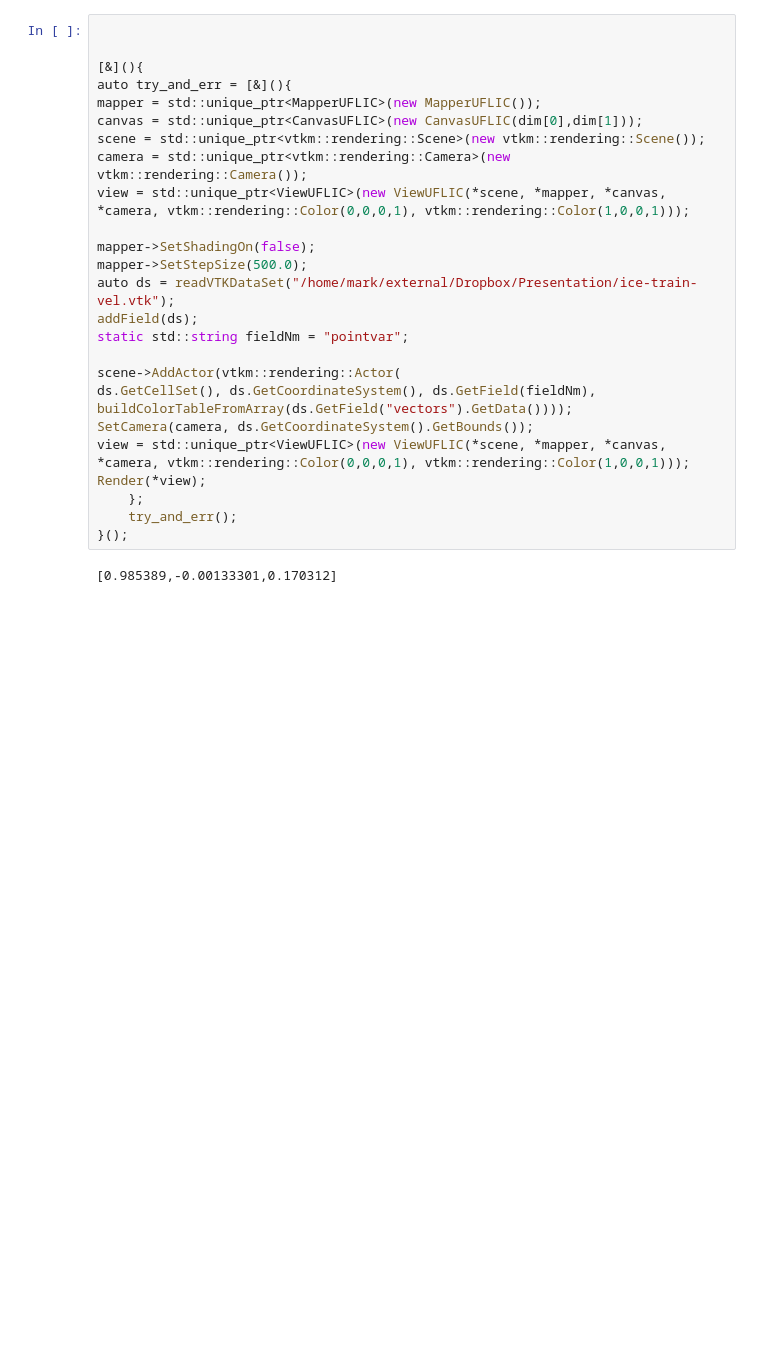
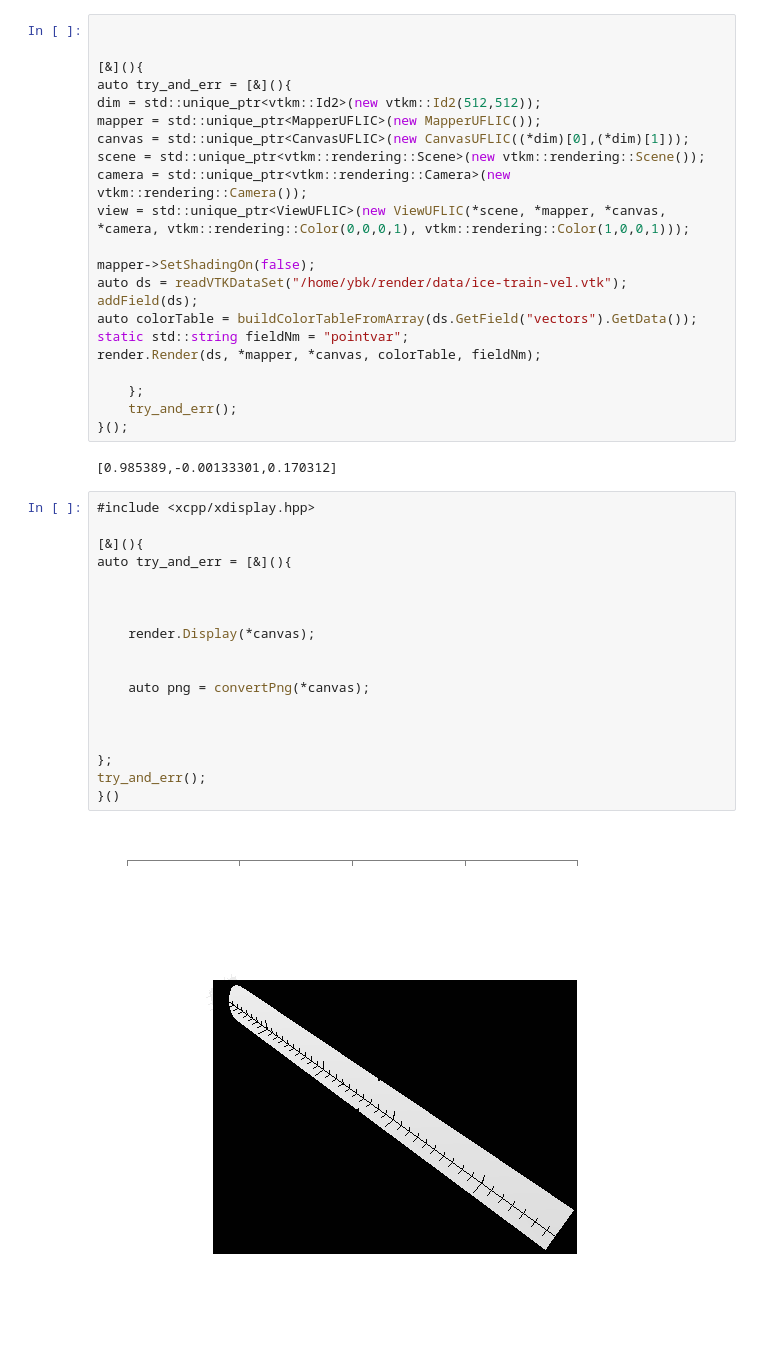
Before and after one commit to m-kim/vtkm-jupyter, a Jupyter notebook: notebooks/VTK-m Velocity Field.ipynb, the cells around one changed output. Cells and saved outputs as stored; diff of their text form; blank space fills up the shorter version.

```diff
--- a/notebooks/VTK-m Velocity Field.ipynb
+++ b/notebooks/VTK-m Velocity Field.ipynb
@@ -250,26 +129,43 @@ const vtkm::Id2 dim(512,512);
 
 [&](){
 auto try_and_err = [&](){
+dim = std::unique_ptr<vtkm::Id2>(new vtkm::Id2(512,512));
 mapper = std::unique_ptr<MapperUFLIC>(new MapperUFLIC());
-canvas = std::unique_ptr<CanvasUFLIC>(new CanvasUFLIC(dim[0],dim[1]));
+canvas = std::unique_ptr<CanvasUFLIC>(new CanvasUFLIC((*dim)[0],(*dim)[1]));
 scene = std::unique_ptr<vtkm::rendering::Scene>(new vtkm::rendering::Scene());
 camera = std::unique_ptr<vtkm::rendering::Camera>(new vtkm::rendering::Camera());
 view = std::unique_ptr<ViewUFLIC>(new ViewUFLIC(*scene, *mapper, *canvas, *camera, vtkm::rendering::Color(0,0,0,1), vtkm::rendering::Color(1,0,0,1)));
 
 mapper->SetShadingOn(false);
-mapper->SetStepSize(500.0);
-auto ds = readVTKDataSet("/home/mark/external/Dropbox/Presentation/ice-train-vel.vtk");
+auto ds = readVTKDataSet("/home/ybk/render/data/ice-train-vel.vtk");
 addField(ds);
+auto colorTable = buildColorTableFromArray(ds.GetField("vectors").GetData());
 static std::string fieldNm = "pointvar";
+render.Render(ds, *mapper, *canvas, colorTable, fieldNm);
 
-scene->AddActor(vtkm::rendering::Actor(
-ds.GetCellSet(), ds.GetCoordinateSystem(), ds.GetField(fieldNm), buildColorTableFromArray(ds.GetField("vectors").GetData())));
-SetCamera(camera, ds.GetCoordinateSystem().GetBounds());
-view = std::unique_ptr<ViewUFLIC>(new ViewUFLIC(*scene, *mapper, *canvas, *camera, vtkm::rendering::Color(0,0,0,1), vtkm::rendering::Color(1,0,0,1)));
-Render(*view);
     };
     try_and_err();
 }();
 # %% [output]
 [0.985389,-0.00133301,0.170312]
+# %%
+#include <xcpp/xdisplay.hpp>
+
+[&](){
+auto try_and_err = [&](){
+
+
+
+    render.Display(*canvas);
+
+
+    auto png = convertPng(*canvas);
+
+
+
+};
+try_and_err();
+}()
+# %% [output]
+[figure, added]
 # %%
```
Also changed, not shown: parts of 10 cells of this notebook.
